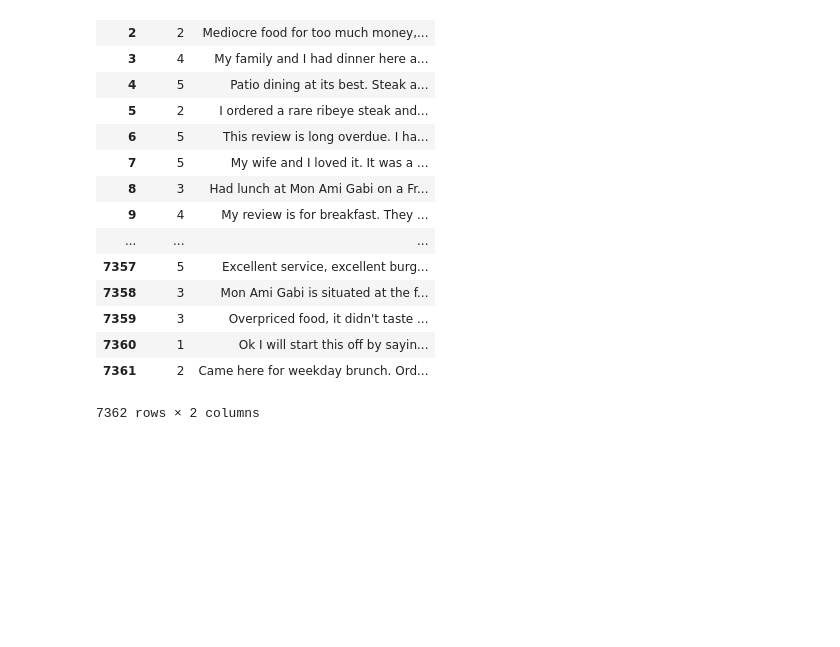
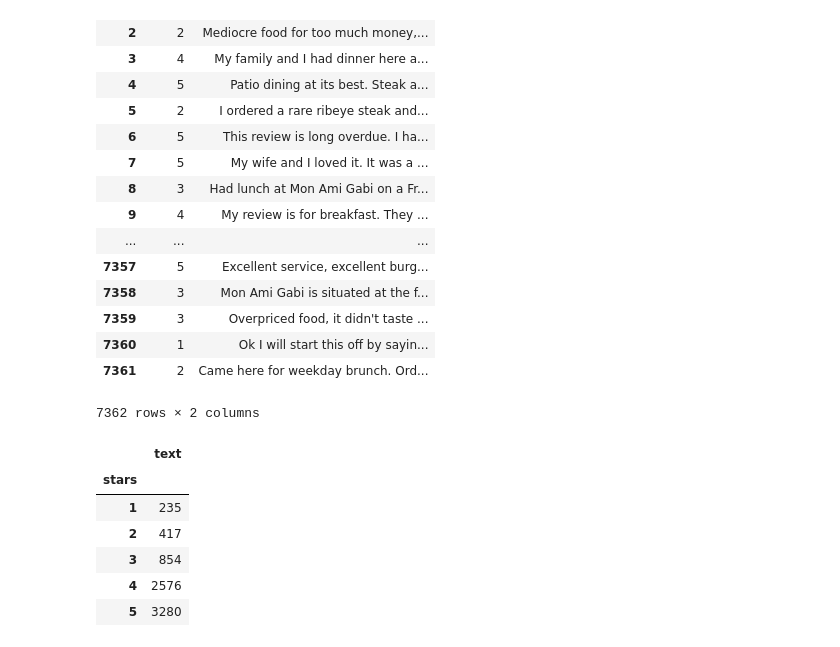
Before and after one commit to ebozkurt93/cs210-yelp, a Jupyter notebook: 4 - Machine Learning.ipynb, the cells around one changed output. Saved outputs shown, nothing was run; the diff lists cells and outputs as text; code cells hidden in the pictures; blank space fills up the shorter version.

```diff
--- a/4 - Machine Learning.ipynb
+++ b/4 - Machine Learning.ipynb
@@ -141,3 +142,13 @@ temp
 | 7360 | 1 | Ok I will start this off by sayin... |
 | 7361 | 2 | Came here for weekday brunch. Ord... |
 7362 rows × 2 columns
+# %%
+temp.groupby('stars').count()
+# %% [output]
+|  | text |
+| stars |  |
+| 1 | 235 |
+| 2 | 417 |
+| 3 | 854 |
+| 4 | 2576 |
+| 5 | 3280 |
```
Also changed, not shown: parts of 13 cells of this notebook.
